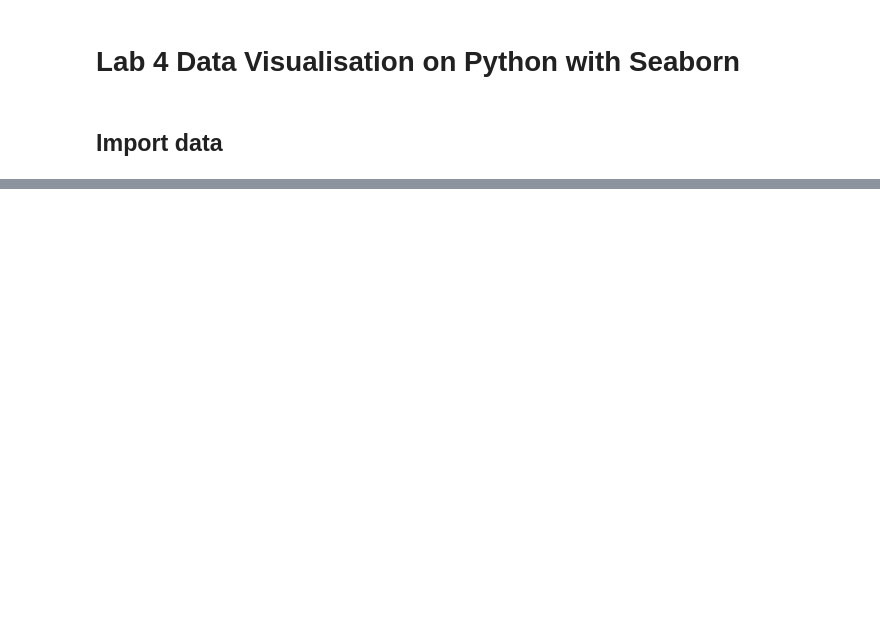
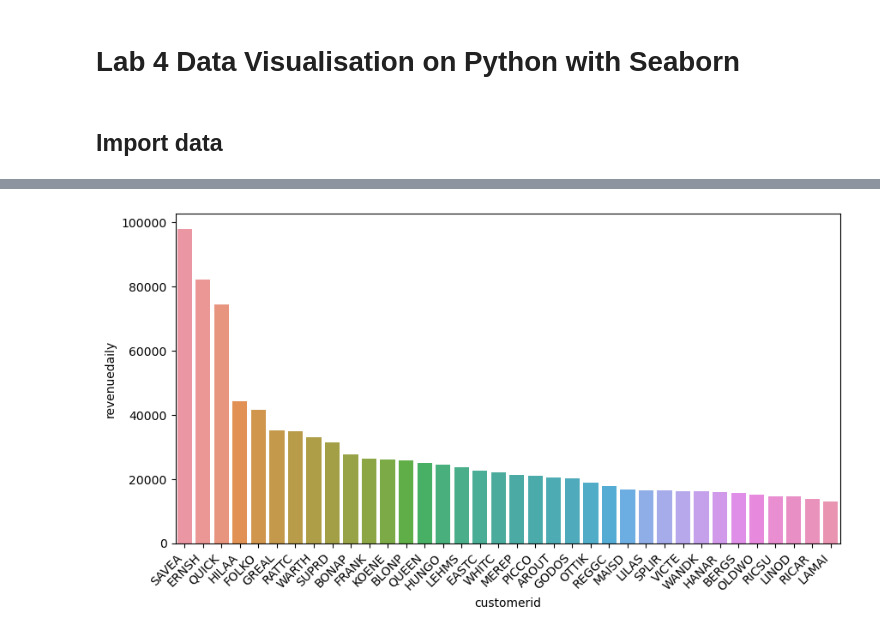
Before and after one commit to sigord/data_visualisation, a Jupyter notebook: LR4/lr4.ipynb, the cells around one changed output, grey strips where cells are left out. Saved outputs shown, nothing was run; the diff lists cells and outputs as text; code cells hidden in the pictures; blank space fills up the shorter version.

```diff
--- a/LR4/lr4.ipynb
+++ b/LR4/lr4.ipynb
@@ -27,0 +66,13 @@ df.shipregion=df.shipregion.astype('category')
+# %%
+# 2.3 Create a bar chart showing the revenue of class A clients.
+# According to ABC analysis this is the list of clients that bring 80% of
+# the total revenue for the period.
+df_clients = df.groupby('customerid').sum().sort_values('revenuedaily', ascending=False)
+df_clients['cumsum'] = df_clients.revenuedaily.cumsum()
+df_clients['cumsum_perc'] = df_clients['cumsum'] / df_clients.revenuedaily.sum()
+df_clients = df_clients[df_clients.cumsum_perc <= 0.8]
+plt.figure(figsize=(10,5))
+ax4 = sns.barplot(x="customerid", y="revenuedaily", data=df_clients.reset_index());
+ax4.set_xticklabels(ax4.get_xticklabels(), rotation=45, ha='right');
+# %% [output]
+[figure, added]
```
Also changed, not shown: parts of 10 cells of this notebook, 1 other file.
